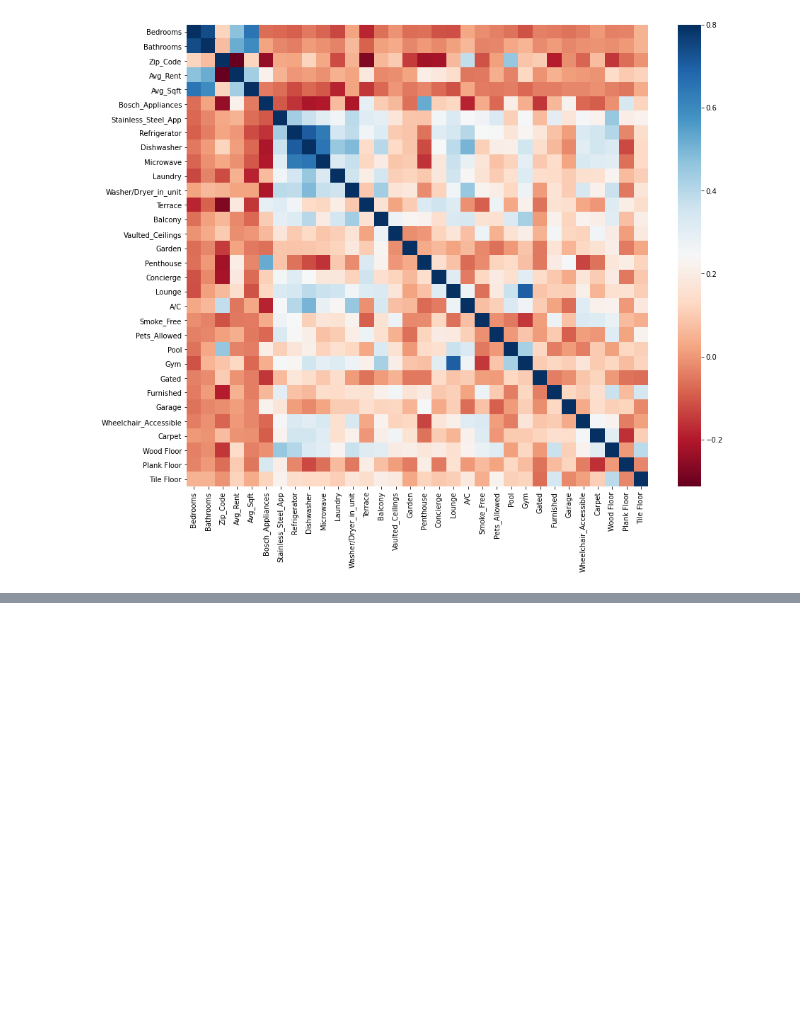
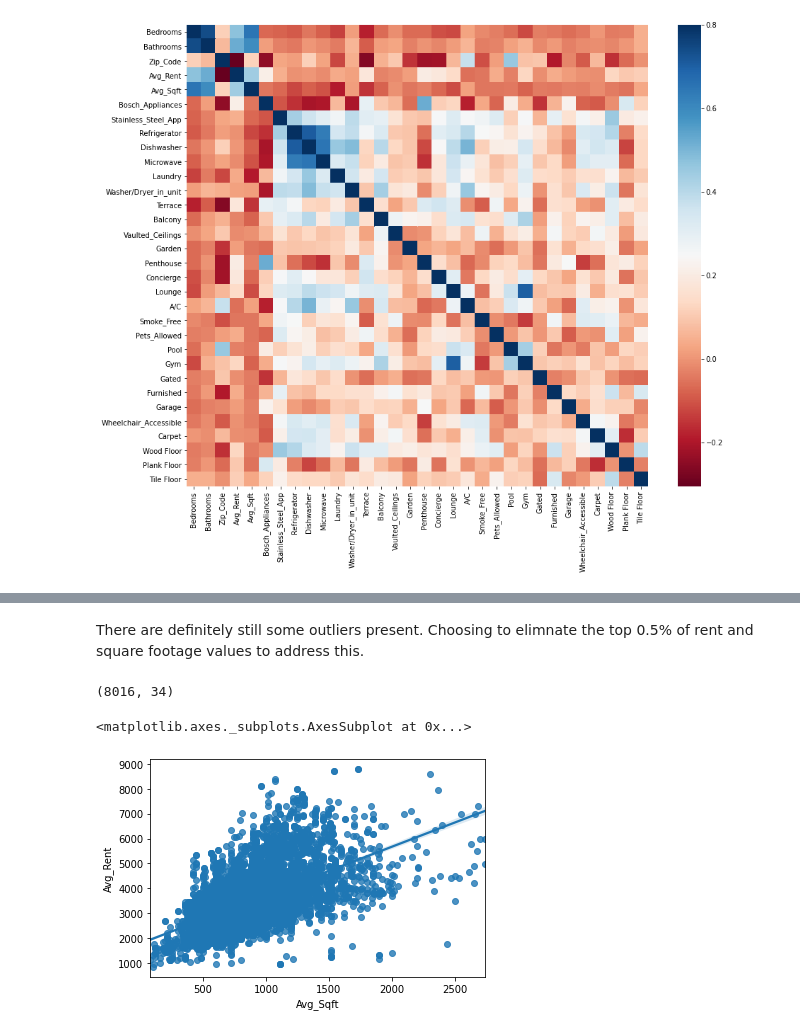
Before and after one commit to bryandaetz1/Apartment_Rent_Prices, a Jupyter notebook: Apartments_EDA_&_Model_Building_New.ipynb, the cells around one changed output, grey strips where cells are left out. Saved outputs shown, nothing was run; the diff lists cells and outputs as text; code cells hidden in the pictures; blank space fills up the shorter version.

```diff
--- a/Apartments_EDA_&_Model_Building_New.ipynb
+++ b/Apartments_EDA_&_Model_Building_New.ipynb
@@ -374,0 +189,12 @@ df[df['Avg_Rent'] > 12500]
+# %% [markdown]
+There are definitely still some outliers present.  Choosing to elimnate the top 0.5% of rent and square footage values to address this.
+# %%
+df.drop(df.loc[(df['Avg_Rent'] > df['Avg_Rent'].quantile(.995)) | (df['Avg_Sqft'] > df['Avg_Sqft'].quantile(.995))].index, axis = 0, inplace = True)
+df.shape
+# %% [output]
+(8016, 34)
+# %%
+sns.regplot(x = 'Avg_Sqft', y = 'Avg_Rent', data = df)
+# %% [output]
+<matplotlib.axes._subplots.AxesSubplot at 0x...>
+[figure, added]
```
Also changed, not shown: parts of 91 cells of this notebook.
